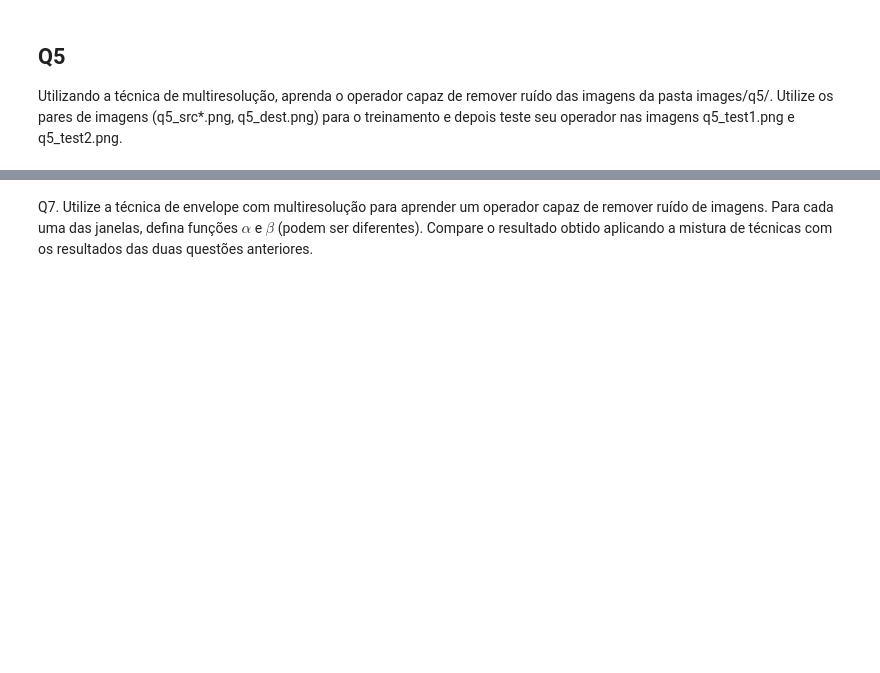
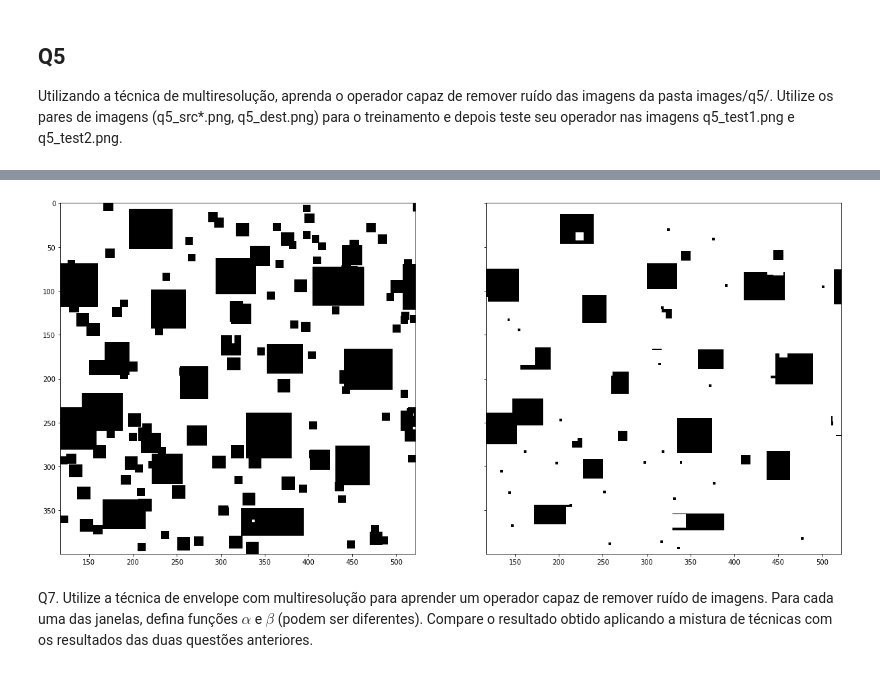
Before and after one commit to caiki/machinelearningusp, a Jupyter notebook: ep1/ep1.ipynb, the cells around one changed output, grey strips where cells are left out. Saved outputs shown, nothing was run; the diff lists cells and outputs as text; code cells hidden in the pictures; blank space fills up the shorter version.

```diff
--- a/ep1/ep1.ipynb
+++ b/ep1/ep1.ipynb
@@ -289,2 +385,23 @@ draw_img(erosion(src6_1, se_box(2)))
+# %%
+src6_1 = read_img("images/q5/q5_src1.png")
+
+beta1 = dilation(src6_1, se_box(1))
+beta2 = erosion(beta1, se_box(1))
+beta3 = dilation(beta2, se_box(3))
+#beta4 = erosion(beta3, se_box(3))
+
+alfa1 = erosion(src6_1, se_box(1))
+alfa2 = dilation(alfa1, se_box(1))
+alfa3 = erosion(alfa2, se_box(3))
+#alfa4 = dilation(alfa3, se_box(3))
+
+draw_img_pair(beta3, alfa3)
+
+#a = np.logical_or(src6_1, alfa3)
+#phi = np.logical_and(a, beta3)
+
+#draw_img_pair(src6_1, phi)
+# %% [output]
+[figure, added]
 # %% [markdown]
 Q7. Utilize a técnica de envelope com multiresolução para aprender um operador capaz de remover ruído de imagens. Para cada uma das janelas, defina funções $\alpha$ e $\beta$ (podem ser diferentes). Compare o resultado obtido aplicando a mistura de técnicas com os resultados das duas questões anteriores.
```
Also changed, not shown: parts of 19 cells of this notebook, 1 other file.
